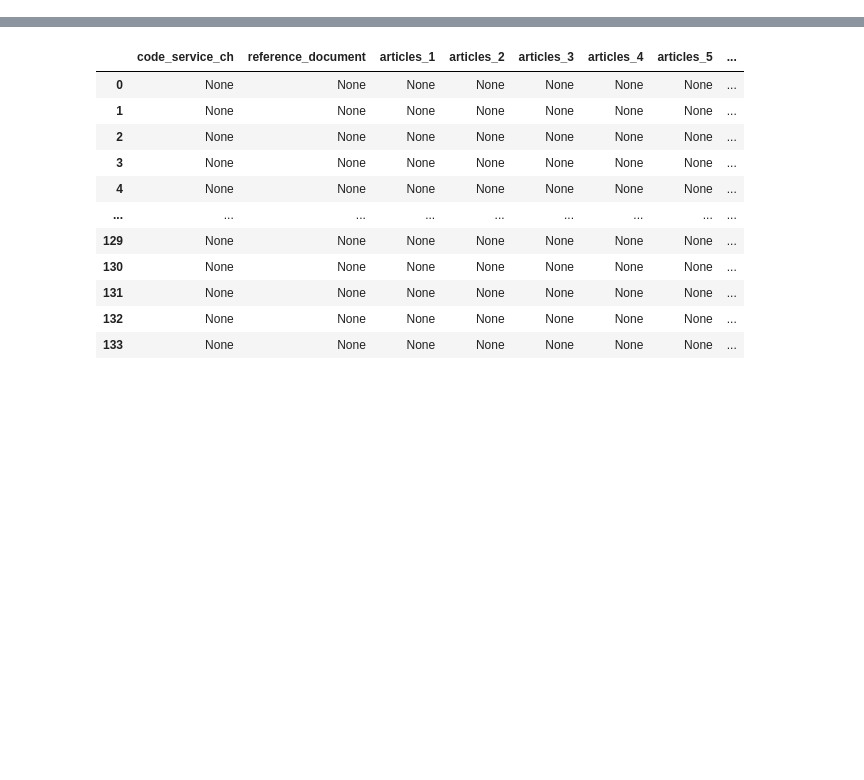
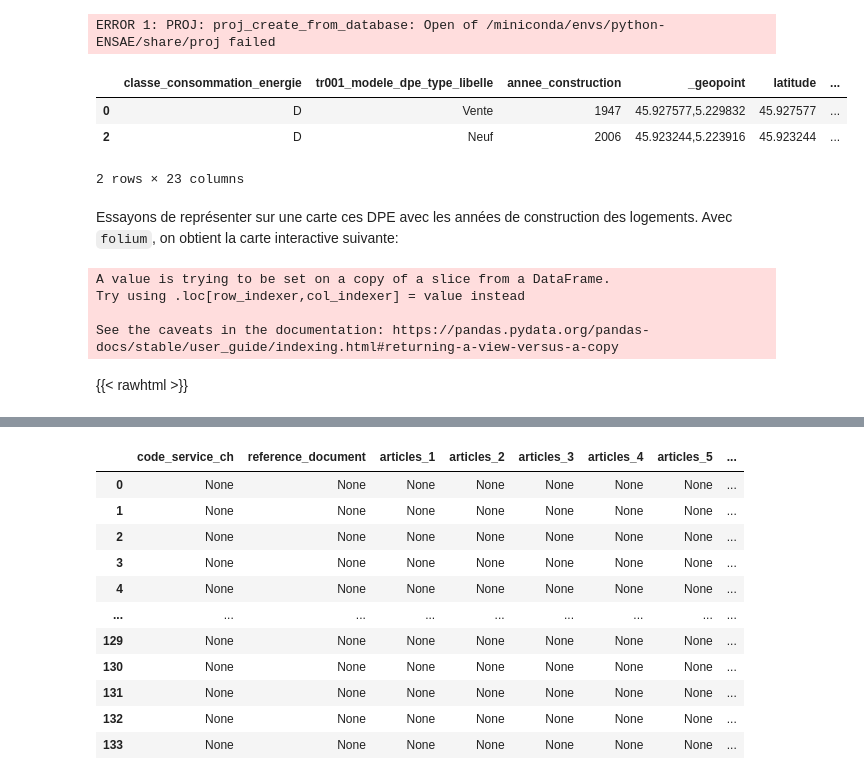
Before and after one commit to linogaliana/python-datascientist, a Jupyter notebook: corrections/course/manipulation/04c_API_TP.ipynb, the cells around one changed output, grey strips where cells are left out. Cells and saved outputs as stored; diff of their text form; code cells hidden in the pictures; blank space fills up the shorter version.

```diff
--- a/corrections/course/manipulation/04c_API_TP.ipynb
+++ b/corrections/course/manipulation/04c_API_TP.ipynb
@@ -133,0 +149,5 @@ En utilisant désormais un autre URL, on obtient un JSON, plus pratique pour tra
+# %%
+code_commune="01450"
+size = 100
+api_root="https://koumoul.com/data-fair/api/v1/datasets/dpe-france/lines"
+url_api = f"{api_root}?page=1&after=10&format=json&q_mode=simple&qs=code_insee_commune_actualise" + "%3A%22" + f"{code_commune}" + "%22" + f"&size={size}&select=" + "%2A&sampling=neighbors"
@@ -135,4 +167,5 @@ En utilisant désormais un autre URL, on obtient un JSON, plus pratique pour tra
 import requests
 import pandas as pd
 
-req = requests.get('http://api.worldbank.org/v2/countries?incomeLevel=LMC&format=json')
+req = requests.get(url_api)
+wb = req.json()
@@ -207,0 +189,65 @@ True
+# %%
+import pandas as pandas
+import geopandas as gpd
+
+def get_dpe_from_url(url):
+
+    req = requests.get(url)
+    wb = req.json()
+    df = pd.json_normalize(wb["results"])
+
+    dpe = gpd.GeoDataFrame(df, geometry=gpd.points_from_xy(df.longitude, df.latitude), crs = 4326)
+    dpe = dpe.dropna(subset = ['longitude', 'latitude'])
+
+    return dpe
+
+dpe = get_dpe_from_url(url_api)
+dpe.head(2)
+# %% [output]
+ERROR 1: PROJ: proj_create_from_database: Open of /miniconda/envs/python-ENSAE/share/proj failed
+|  | classe_consommation_energie | tr001_modele_dpe_type_libelle | annee_construction | _geopoint | latitude | ... |
+| 0 | D | Vente | 1947 | 45.927577,5.229832 | 45.927577 | ... |
+| 2 | D | Neuf | 2006 | 45.923244,5.223916 | 45.923244 | ... |
+2 rows × 23 columns
+# %% [markdown]
+Essayons de représenter sur une carte ces DPE avec les
+années de construction des logements.
+Avec `folium`, on obtient la carte interactive suivante:
+# %%
+import seaborn as sns
+import folium
+
+palette = sns.color_palette("coolwarm", 8)
+
+def interactive_map_dpe(dpe):
+
+    # convert in number
+    dpe['color'] = [ord(dpe.iloc[i]['classe_consommation_energie'].lower()) - 96 for i in range(len(dpe))]
+    dpe = dpe.loc[dpe['color']<=7]
+    dpe['color'] = [palette.as_hex()[x] for x in dpe['color']]
+
+
+    center = dpe[['latitude', 'longitude']].mean().values.tolist()
+    sw = dpe[['latitude', 'longitude']].min().values.tolist()
+    ne = dpe[['latitude', 'longitude']].max().values.tolist()
+
+    m = folium.Map(location = center, tiles='Stamen Toner')
+
+    # I can add marker one by one on the map
+    for i in range(0,len(dpe)):
+        folium.Marker([dpe.iloc[i]['latitude'], dpe.iloc[i]['longitude']],
+                    popup=f"Année de construction: {dpe.iloc[i]['annee_construction']}, <br>DPE: {dpe.iloc[i]['classe_consommation_energie']}",
+                    icon=folium.Icon(color="black", icon="home", icon_color = dpe.iloc[i]['color'])).add_to(m)
+
+    m.fit_bounds([sw, ne])
+
+    return m
+
+m = interactive_map_dpe(dpe)
+# %% [output]
+A value is trying to be set on a copy of a slice from a DataFrame.
+Try using .loc[row_indexer,col_indexer] = value instead
+
+See the caveats in the documentation: https://pandas.pydata.org/pandas-docs/stable/user_guide/indexing.html#returning-a-view-versus-a-copy
+# %% [markdown]
+{{\< rawhtml \>}}
```
Also changed, not shown: parts of 33 cells of this notebook, 13 other files.
